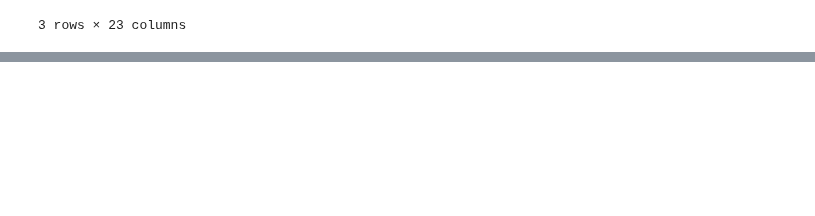
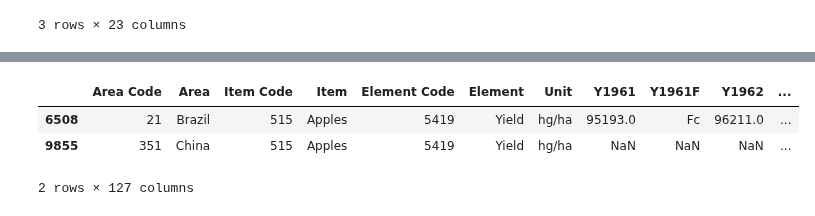
Before and after one commit to polarbearcode/DataAnalysis, a Jupyter notebook: AgricultureData/EDA.ipynb, the cells around one changed output, grey strips where cells are left out. Drawn from its saved outputs; the diff is of its cells as text; code cells hidden in the pictures; blank space fills up the shorter version.

```diff
--- a/AgricultureData/EDA.ipynb
+++ b/AgricultureData/EDA.ipynb
@@ -99,0 +126,8 @@ agDataKiwi = cropData("Kiwi Fruit")
+# %%
+agData = pd.read_csv(pathToData, encoding="latin-1")
+agData[(agData["Element"] == "Yield") & (agData["Item"] == "Apples") & (agData["Area"].isin(["China", "Brazil"]))]
+# %% [output]
+|  | Area Code | Area | Item Code | Item | Element Code | Element | Unit | Y1961 | Y1961F | Y1962 | ... |
+| 6508 | 21 | Brazil | 515 | Apples | 5419 | Yield | hg/ha | 95193.0 | Fc | 96211.0 | ... |
+| 9855 | 351 | China | 515 | Apples | 5419 | Yield | hg/ha | NaN | NaN | NaN | ... |
+2 rows × 127 columns
```
Also changed, not shown: parts of 5 cells of this notebook, 1 other file.
